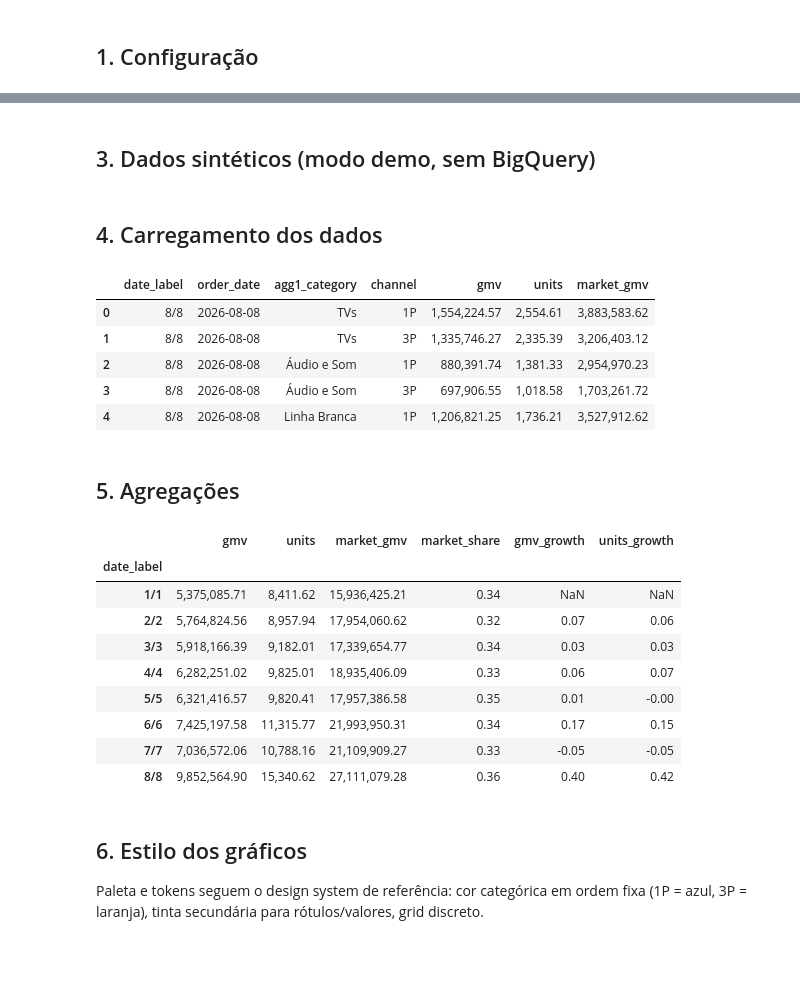
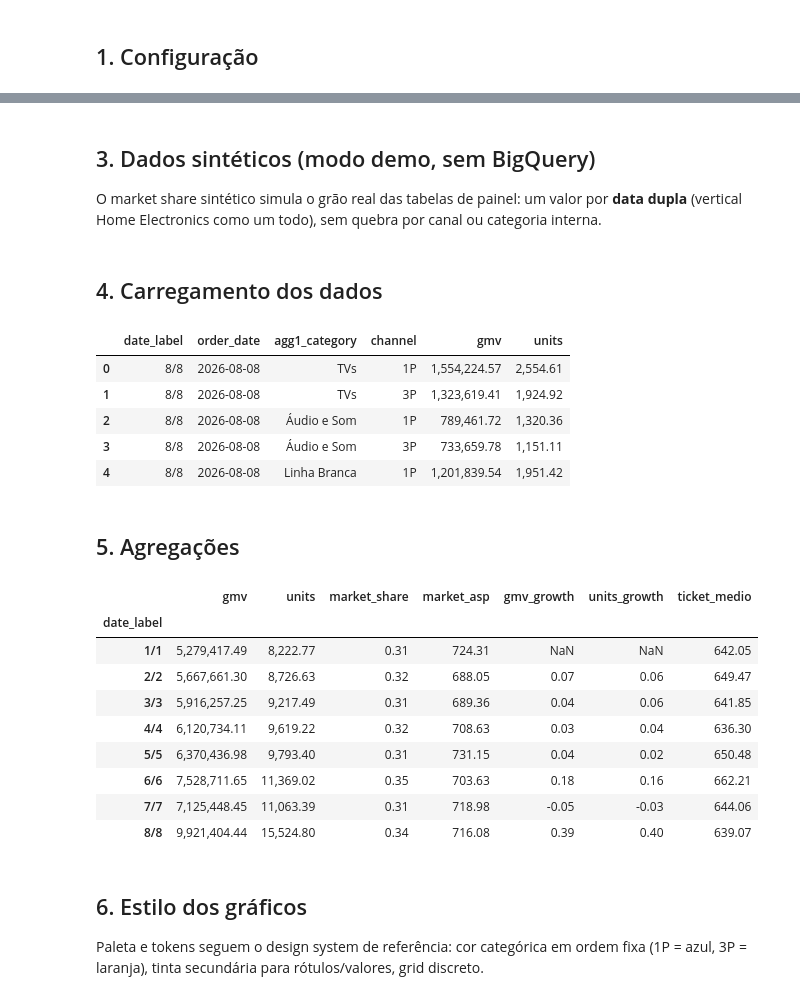
Before and after one commit to robertapepe-hash/claude, a Jupyter notebook: analise_datas_duplas_home_electronics.ipynb, the cells around one changed output, grey strips where cells are left out. Drawn from its saved outputs; the diff is of its cells as text; code cells hidden in the pictures; blank space fills up the shorter version.

```diff
--- a/analise_datas_duplas_home_electronics.ipynb
+++ b/analise_datas_duplas_home_electronics.ipynb
@@ -98,5 +176,9 @@ def run_bigquery(sql):
 # %% [markdown]
 ## 3. Dados sintéticos (modo demo, sem BigQuery)
+
+O market share sintético simula o grão real das tabelas de painel: um valor por
+**data dupla** (vertical Home Electronics como um todo), sem quebra por canal ou
+categoria interna.
 # %%
 def generate_sample_data(seed=42):
     """Dados sintéticos com o mesmo schema esperado da extração real,
@@ -131,63 +227,82 @@ def load_data():
     if USE_SAMPLE_DATA:
         return generate_sample_data()
 
-    frames = []
+    sales_frames = []
     for label, d in DOUBLE_DATES:
         sales_df = run_bigquery(build_sales_query(d))
-        market_df = run_bigquery(build_market_query(d))
-        merged = sales_df.merge(market_df, on=["order_date", "agg1_category"], how="left")
-        merged["date_label"] = label
-        frames.append(merged)
-    return pd.concat(frames, ignore_index=True)
+        sales_df["date_label"] = label
+        sales_frames.append(sales_df)
+    sales = pd.concat(sales_frames, ignore_index=True)
+
+    share_frames = []
+    asp_frames = []
+    for label, d in DOUBLE_DATES:
+        year_iso, week_iso, _ = d.isocalendar()
+        share_df = run_bigquery(build_weekly_share_query(year_iso, week_iso))
+        share_df = share_df.loc[share_df["player"] == MELI_PLAYER_NAME, ["gmv_share"]].copy()
+        share_df["date_label"] = label
+        share_frames.append(share_df)
+
+        asp_df = run_bigquery(build_asp_query(d))[["asp"]].rename(columns={"asp": "market_asp"})
+        asp_df["date_label"] = label
+        asp_frames.append(asp_df)
+
+    market_share = pd.concat(share_frames, ignore_index=True)
+    market_asp = pd.concat(asp_frames, ignore_index=True)
+
+    return sales, market_share, market_asp
 
 
-df = load_data()
+df, df_market_share, df_market_asp = load_data()
 df["date_label"] = pd.Categorical(df["date_label"], categories=CHRONO_ORDER, ordered=True)
+df_market_share["date_label"] = pd.Categorical(df_market_share["date_label"], categories=CHRONO_ORDER, ordered=True)
+df_market_asp["date_label"] = pd.Categorical(df_market_asp["date_label"], categories=CHRONO_ORDER, ordered=True)
 df.head()
 # %% [output]
-|  | date_label | order_date | agg1_category | channel | gmv | units | market_gmv |
-| 0 | 8/8 | 2026-08-08 | TVs | 1P | 1,554,224.57 | 2,554.61 | 3,883,583.62 |
-| 1 | 8/8 | 2026-08-08 | TVs | 3P | 1,335,746.27 | 2,335.39 | 3,206,403.12 |
-| 2 | 8/8 | 2026-08-08 | Áudio e Som | 1P | 880,391.74 | 1,381.33 | 2,954,970.23 |
-| 3 | 8/8 | 2026-08-08 | Áudio e Som | 3P | 697,906.55 | 1,018.58 | 1,703,261.72 |
-| 4 | 8/8 | 2026-08-08 | Linha Branca | 1P | 1,206,821.25 | 1,736.21 | 3,527,912.62 |
+|  | date_label | order_date | agg1_category | channel | gmv | units |
+| 0 | 8/8 | 2026-08-08 | TVs | 1P | 1,554,224.57 | 2,554.61 |
+| 1 | 8/8 | 2026-08-08 | TVs | 3P | 1,323,619.41 | 1,924.92 |
+| 2 | 8/8 | 2026-08-08 | Áudio e Som | 1P | 789,461.72 | 1,320.36 |
+| 3 | 8/8 | 2026-08-08 | Áudio e Som | 3P | 733,659.78 | 1,151.11 |
+| 4 | 8/8 | 2026-08-08 | Linha Branca | 1P | 1,201,839.54 | 1,951.42 |
 # %% [markdown]
 ## 5. Agregações
 # %%
 overall = (df.groupby("date_label", observed=True)
-             .agg(gmv=("gmv", "sum"), units=("units", "sum"), market_gmv=("market_gmv", "sum"))
+             .agg(gmv=("gmv", "sum"), units=("units", "sum"))
              .reindex(CHRONO_ORDER))
-overall["market_share"] = overall["gmv"] / overall["market_gmv"]
+overall = overall.join(df_market_share.set_index("date_label")["gmv_share"].rename("market_share"))
+overall = overall.join(df_market_asp.set_index("date_label")["market_asp"])
 overall["gmv_growth"] = overall["gmv"].pct_change()
 overall["units_growth"] = overall["units"].pct_change()
+overall["ticket_medio"] = overall["gmv"] / overall["units"]
 
 by_channel = (df.groupby(["date_label", "channel"], observed=True)
                 .agg(gmv=("gmv", "sum"), units=("units", "sum"))
                 .reset_index())
 by_channel_gmv = by_channel.pivot(index="date_label", columns="channel", values="gmv").reindex(CHRONO_ORDER)
 
 by_category = (df.groupby(["date_label", "agg1_category"], observed=True)
-                 .agg(gmv=("gmv", "sum"), units=("units", "sum"), market_gmv=("market_gmv", "sum"))
+                 .agg(gmv=("gmv", "sum"), units=("units", "sum"))
                  .reset_index())
-by_category["market_share"] = by_category["gmv"] / by_category["market_gmv"]
 cat_gmv_pivot = by_category.pivot(index="date_label", columns="agg1_category", values="gmv").reindex(CHRONO_ORDER)
 
 by_channel_category = (df.groupby(["date_label", "agg1_category", "channel"], observed=True)
                           .agg(gmv=("gmv", "sum"), units=("units", "sum"))
                           .reset_index())
 
 overall
 # %% [output]
-|  | gmv | units | market_gmv | market_share | gmv_growth | units_growth |
-| date_label |  |  |  |  |  |  |
-| 1/1 | 5,375,085.71 | 8,411.62 | 15,936,425.21 | 0.34 | NaN | NaN |
-| 2/2 | 5,764,824.56 | 8,957.94 | 17,954,060.62 | 0.32 | 0.07 | 0.06 |
-| 3/3 | 5,918,166.39 | 9,182.01 | 17,339,654.77 | 0.34 | 0.03 | 0.03 |
-| 4/4 | 6,282,251.02 | 9,825.01 | 18,935,406.09 | 0.33 | 0.06 | 0.07 |
-| 5/5 | 6,321,416.57 | 9,820.41 | 17,957,386.58 | 0.35 | 0.01 | -0.00 |
-| 6/6 | 7,425,197.58 | 11,315.77 | 21,993,950.31 | 0.34 | 0.17 | 0.15 |
-| 7/7 | 7,036,572.06 | 10,788.16 | 21,109,909.27 | 0.33 | -0.05 | -0.05 |
-| 8/8 | 9,852,564.90 | 15,340.62 | 27,111,079.28 | 0.36 | 0.40 | 0.42 |
+|  | gmv | units | market_share | market_asp | gmv_growth | units_growth | ticket_medio |
+| date_label |  |  |  |  |  |  |  |
+| 1/1 | 5,279,417.49 | 8,222.77 | 0.31 | 724.31 | NaN | NaN | 642.05 |
+| 2/2 | 5,667,661.30 | 8,726.63 | 0.32 | 688.05 | 0.07 | 0.06 | 649.47 |
+| 3/3 | 5,916,257.25 | 9,217.49 | 0.31 | 689.36 | 0.04 | 0.06 | 641.85 |
+| 4/4 | 6,120,734.11 | 9,619.22 | 0.32 | 708.63 | 0.03 | 0.04 | 636.30 |
+| 5/5 | 6,370,436.98 | 9,793.40 | 0.31 | 731.15 | 0.04 | 0.02 | 650.48 |
+| 6/6 | 7,528,711.65 | 11,369.02 | 0.35 | 703.63 | 0.18 | 0.16 | 662.21 |
+| 7/7 | 7,125,448.45 | 11,063.39 | 0.31 | 718.98 | -0.05 | -0.03 | 644.06 |
+| 8/8 | 9,921,404.44 | 15,524.80 | 0.34 | 716.08 | 0.39 | 0.40 | 639.07 |
 # %% [markdown]
 ## 6. Estilo dos gráficos
 
```
Also changed, not shown: parts of 16 cells of this notebook.
